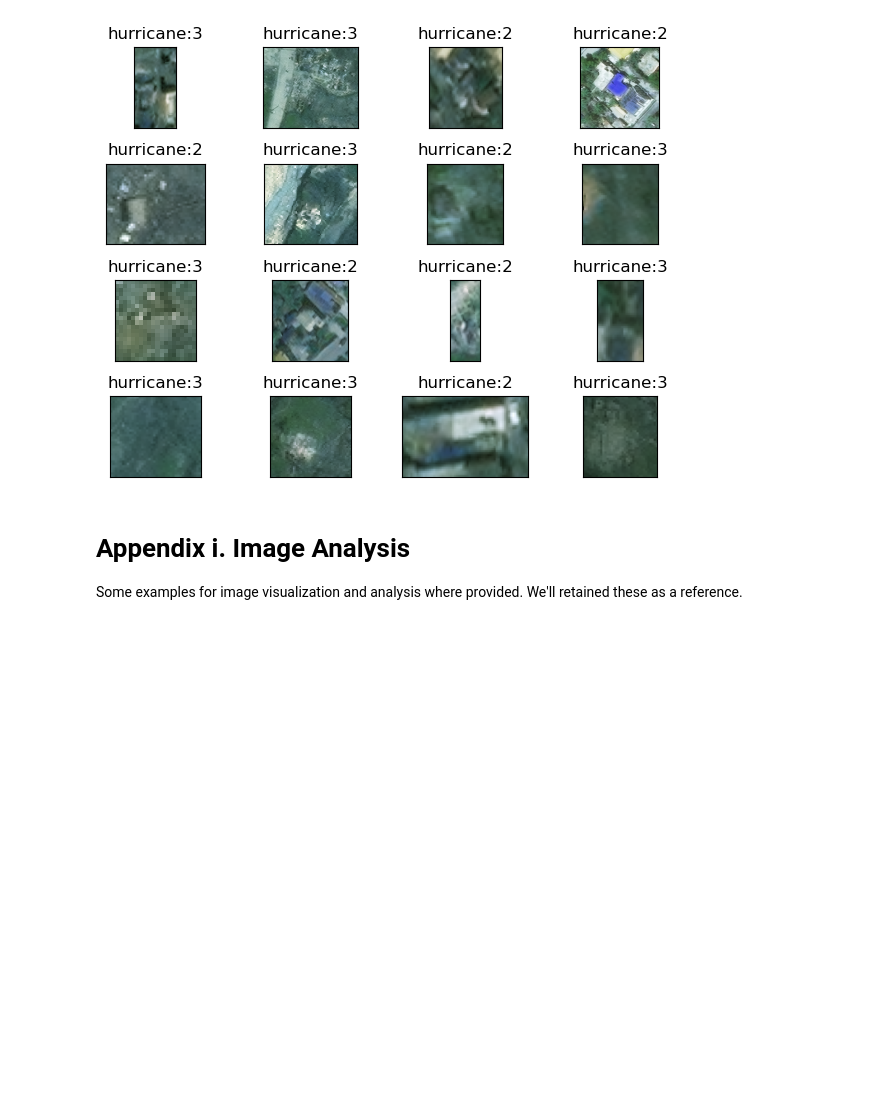
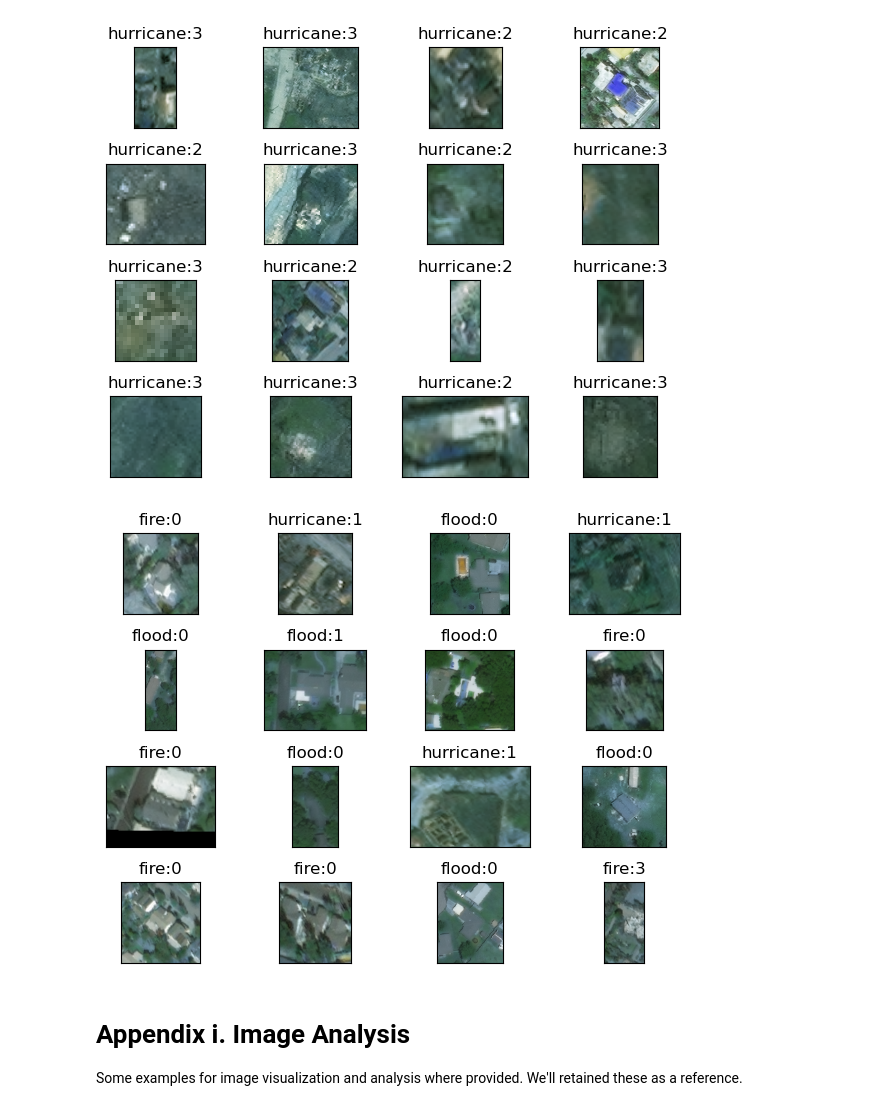
Before and after one commit to fractalclockwork/Data200, a Jupyter notebook: cv-satellite-images/Checkpoint_1_EDA.ipynb, the cells around one changed output. Drawn from its saved outputs; the diff is of its cells as text; code cells hidden in the pictures; blank space fills up the shorter version.

```diff
--- a/cv-satellite-images/Checkpoint_1_EDA.ipynb
+++ b/cv-satellite-images/Checkpoint_1_EDA.ipynb
@@ -254,6 +281,10 @@ assert (df.shape[0] == 26535), 'Invalid dataframe length!'
 [figure]
 [figure]
 [figure]
+# %%
+show_df(df[df['image_size'] > 6000].sample(16))
+# %% [output]
+[figure, added]
 # %% [markdown]
 # Appendix i. Image Analysis
 
```
Also changed, not shown: parts of 6 cells of this notebook, 1 other file.
